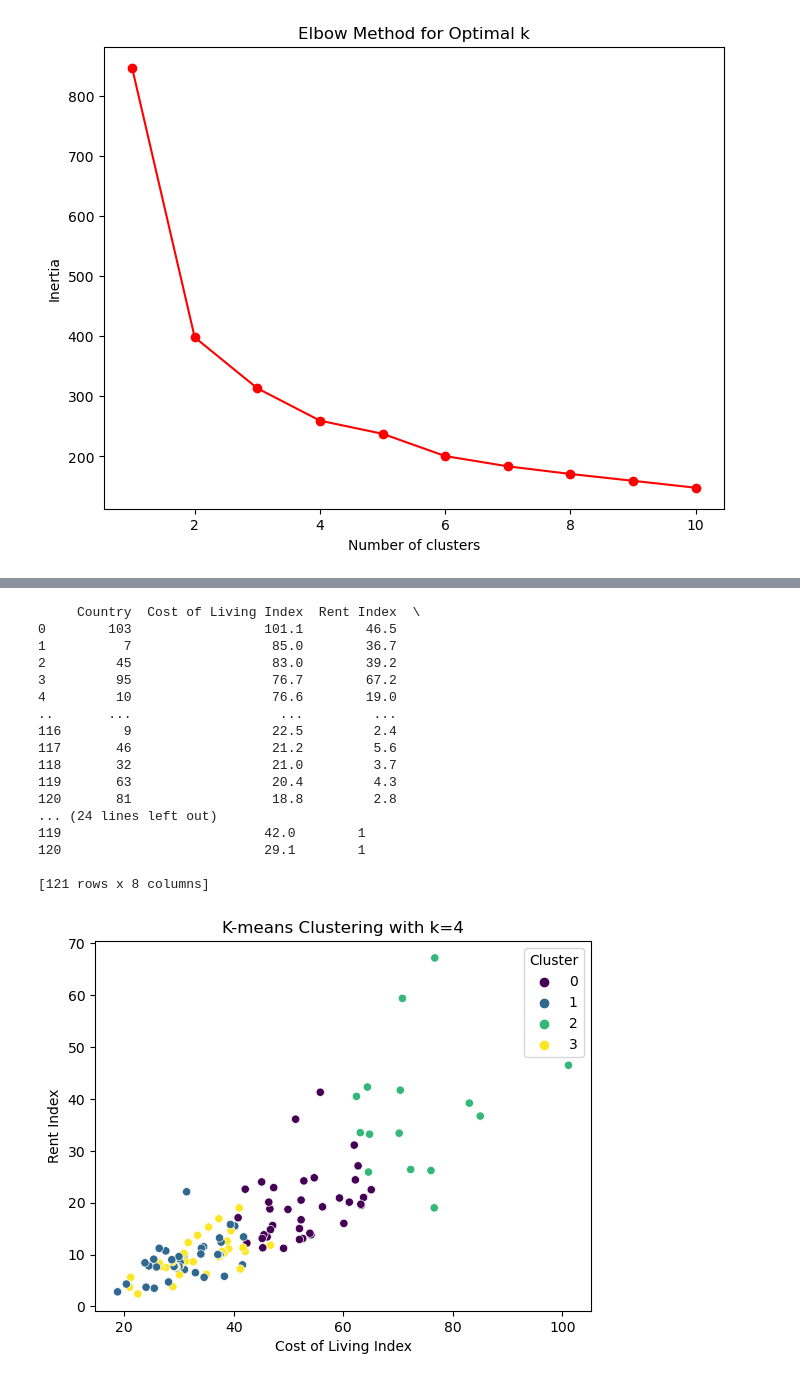
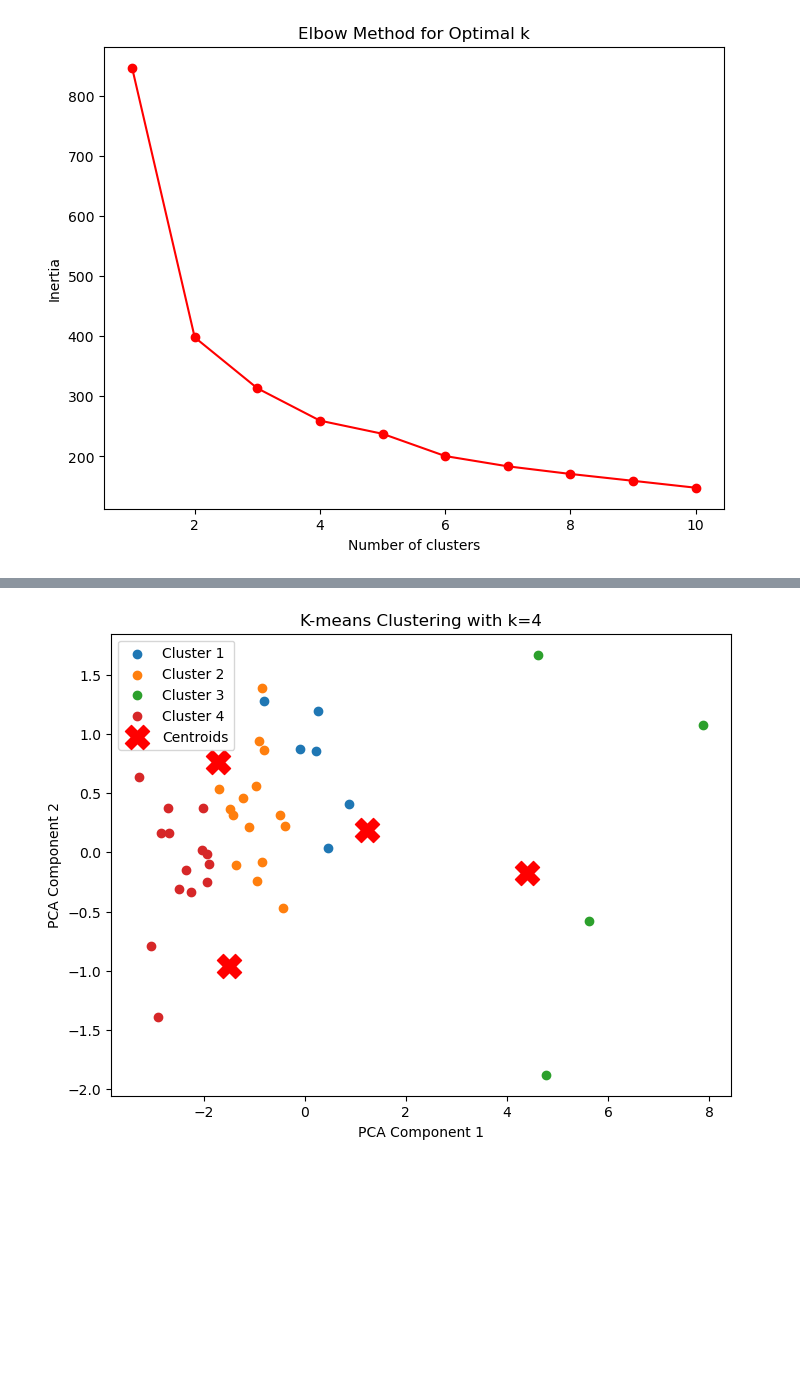
Before and after one commit to sekhartalatam/Capstone2, a Jupyter notebook: JNB_Assignment_Cost_of_Living_Index.ipynb, the cells around one changed output, grey strips where cells are left out. Saved outputs shown, nothing was run; the diff lists cells and outputs as text; code cells hidden in the pictures; blank space fills up the shorter version.

```diff
--- a/JNB_Assignment_Cost_of_Living_Index.ipynb
+++ b/JNB_Assignment_Cost_of_Living_Index.ipynb
@@ -177,0 +195,18 @@ plt.show()
+# %%
+## Compute  silhouette scores for a range of K
+silhouette_scores = []
+K_range = range(2, 11) # K must be aleast 2
+for k in K_range:
+    kmeans = KMeans(n_clusters=k, random_state =42).fit(scaled_features)
+    cluster_labels = kmeans.labels_
+    silhouette_avg = silhouette_score(scaled_features, cluster_labels)
+    silhouette_scores.append(silhouette_avg)
+## plot the silhouette scores
+plt.plot(K_range, silhouette_scores, 'bo-')
+plt.xlabel('Number of Clusters K')
+plt.ylabel('Silhouette Score')
+plt.title('Silhouette Score for Optimal K')
+plt.show()
+
+for k, score in zip(K_range, silhouette_scores):
+    print(f'K = {k}, Silhouette Score = {score:.4f}' )
@@ -178,38 +224,36 @@ plt.show()
 # %%
 # Run K-means clustering with k = 4
 kmeans = KMeans(n_clusters=4, random_state=42)
 kmeans.fit(scaled_features)
 
 # Assign cluster labels to the original data
-features['Cluster'] = kmeans.labels_
+data['Cluster'] = kmeans.labels_
+centroids = kmeans.cluster_centers_
 
-# Print the DataFrame with clusters
-print(features)
+# Reduce the dimensionality to 2D using PCA for visualization
+pca = PCA(n_components=2)
+pca_components = pca.fit_transform(scaled_features)
 
-# Visualizing the clusters (using the first two features for simplicity)
-sns.scatterplot(x=features['Cost of Living Index'], y=features['Rent Index'], hue=features['Cluster'], palette='viridis')
+# Plotting the clusters
+plt.figure(figsize=(8, 6))
+
+# Scatter plot for each cluster
+for i in range(4):
+    plt.scatter(pca_components[cluster_labels == i, 0],
+                pca_components[cluster_labels == i, 1],
+                label=f'Cluster {i+1}')
+
+# Plot the centroids
+centroids_2d = pca.transform(centroids)
+plt.scatter(centroids_2d[:, 0], centroids_2d[:, 1],
+            s=300, c='red', label='Centroids', marker='X')
+
+plt.xlabel('PCA Component 1')
+plt.ylabel('PCA Component 2')
 plt.title('K-means Clustering with k=4')
-plt.xlabel('Cost of Living Index')
-plt.ylabel('Rent Index')
+plt.legend()
 plt.show()
 # %% [output]
-     Country  Cost of Living Index  Rent Index  \
-0        103                 101.1        46.5
-1          7                  85.0        36.7
-2         45                  83.0        39.2
-3         95                  76.7        67.2
-4         10                  76.6        19.0
-..       ...                   ...         ...
-116        9                  22.5         2.4
-117       46                  21.2         5.6
-118       32                  21.0         3.7
-119       63                  20.4         4.3
-120       81                  18.8         2.8
-... (24 lines left out)
-119                          42.0        1
-120                          29.1        1
-
-[121 rows x 8 columns]
-[figure, old version]
+[figure, new version]
 # %%
 
```
Also changed, not shown: parts of 28 cells of this notebook.
